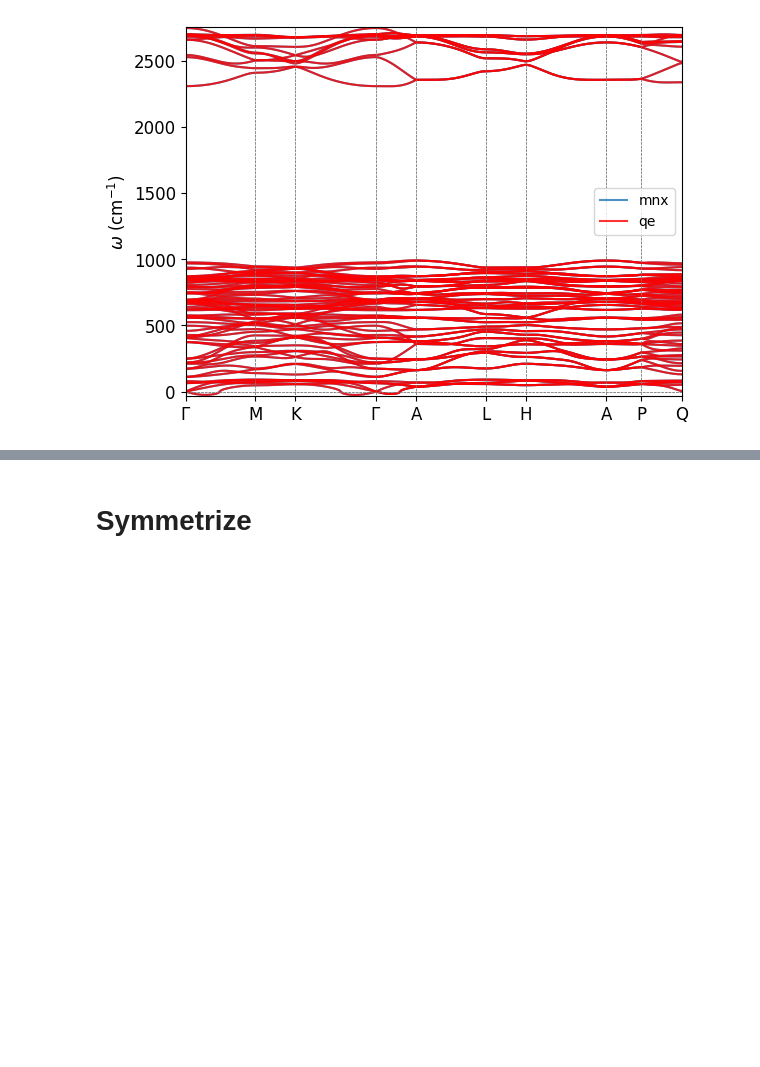
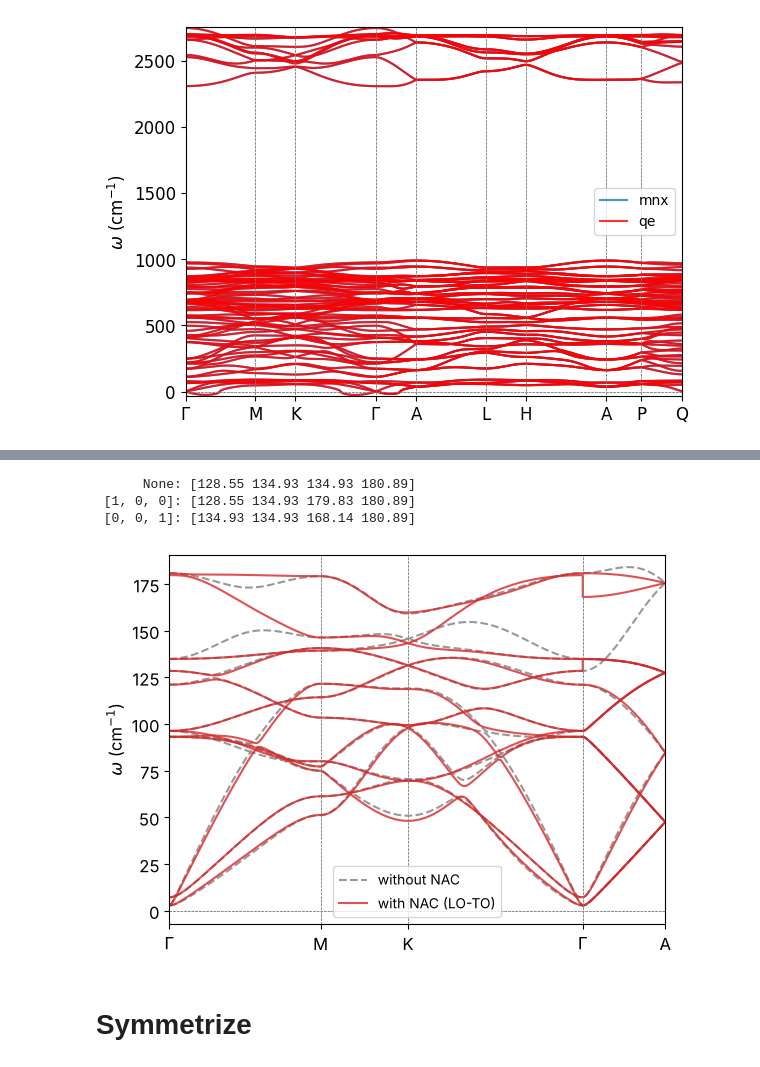
Before and after one commit to ManexAlkorta/mnx, a Jupyter notebook: Tutorial/DynMatrix.ipynb, the cells around one changed output, grey strips where cells are left out. Drawn from its saved outputs; the diff is of its cells as text; code cells hidden in the pictures; blank space fills up the shorter version.

```diff
--- a/Tutorial/DynMatrix.ipynb
+++ b/Tutorial/DynMatrix.ipynb
@@ -360,0 +365,7 @@ ax.legend()
+# %%
+import mnx
+
+dyn = mnx.DynMatrix.from_file("./dyns/MnTe/dyn", qgrid=[2, 2, 2], Nqirr=4)
+print("apply_nac:", dyn.apply_nac)
+print("epsilon:\n", dyn.epsilon.round(3))
+print("Z*(Mn1):\n", dyn.zeff[0].round(3))
@@ -361,3 +382,35 @@ ax.legend()
+# %%
+# At Gamma the frequencies depend on the direction of approach.
+for direction in [None, [1, 0, 0], [0, 0, 1]]:
+    frequencies = dyn.get_dynq([0, 0, 0], direction=direction).frequencies[0].real
+    print(f"{str(direction):>10}:", frequencies[8:].round(2))
+# %% [output]
+      None: [128.55 134.93 134.93 180.89]
+ [1, 0, 0]: [128.55 134.93 179.83 180.89]
+ [0, 0, 1]: [134.93 134.93 168.14 180.89]
+# %%
+import matplotlib.pyplot as plt
+
+k_inpath = [
+    [[0, 0, 0], [0.5, 0, 0]],               # Gamma -> M
+    [[0.5, 0, 0], [1/3, 1/3, 0]],           # M -> K
+    [[1/3, 1/3, 0], [0, 0, 0]],             # K -> Gamma
+    [[0, 0, 0], [0, 0, 0.5]],               # Gamma -> A
+]
+xlabels = [r"$\Gamma$", "M", "K", r"$\Gamma$", "A"]
+
+bands_nac, qpath, xticks = dyn.get_bands(k_inpath, N=60)
+no_nac = dyn.copy()
+no_nac.apply_nac = False
+bands_plain, _, _ = no_nac.get_bands(k_inpath, N=60)
+
+f, ax = plt.subplots()
+mnx.io.plot_bands(ax, qpath, bands_plain, xticks, xlabels, color="tab:gray", ls="--", label="without NAC")
+mnx.io.plot_bands(ax, qpath, bands_nac, xticks, xlabels, color="tab:red", label="with NAC (LO-TO)")
+ax.legend()
+plt.show()
+# %% [output]
+[figure, added]
 # %% [markdown]
 # Symmetrize
 # %%
```
Also changed, not shown: parts of 2 cells of this notebook, 12 other files.
